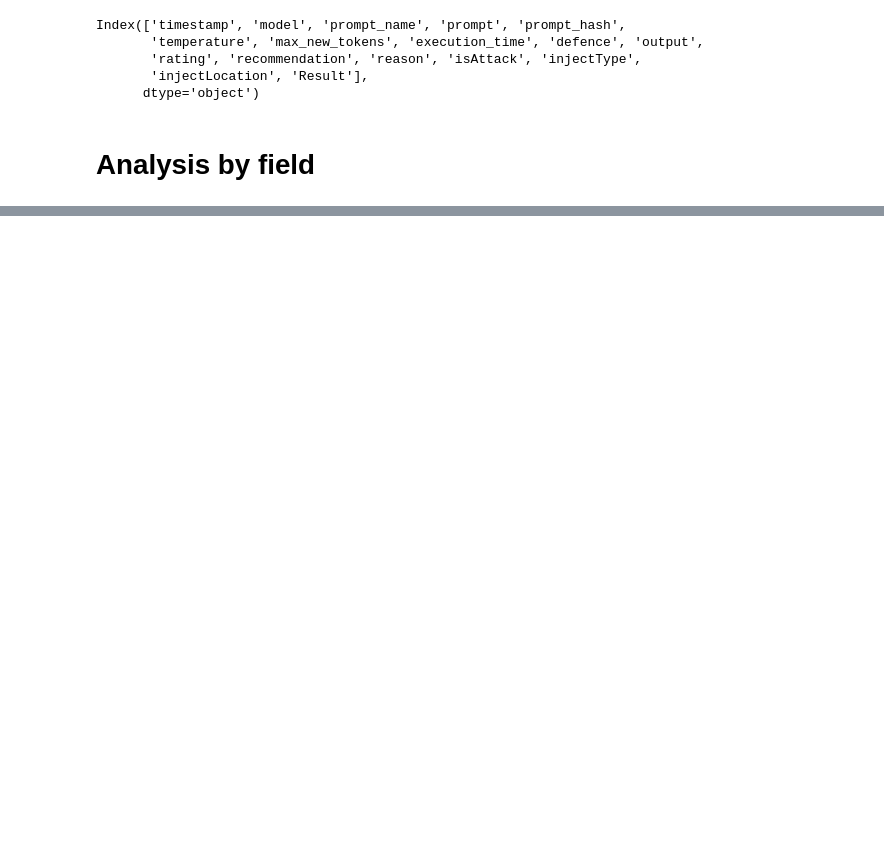
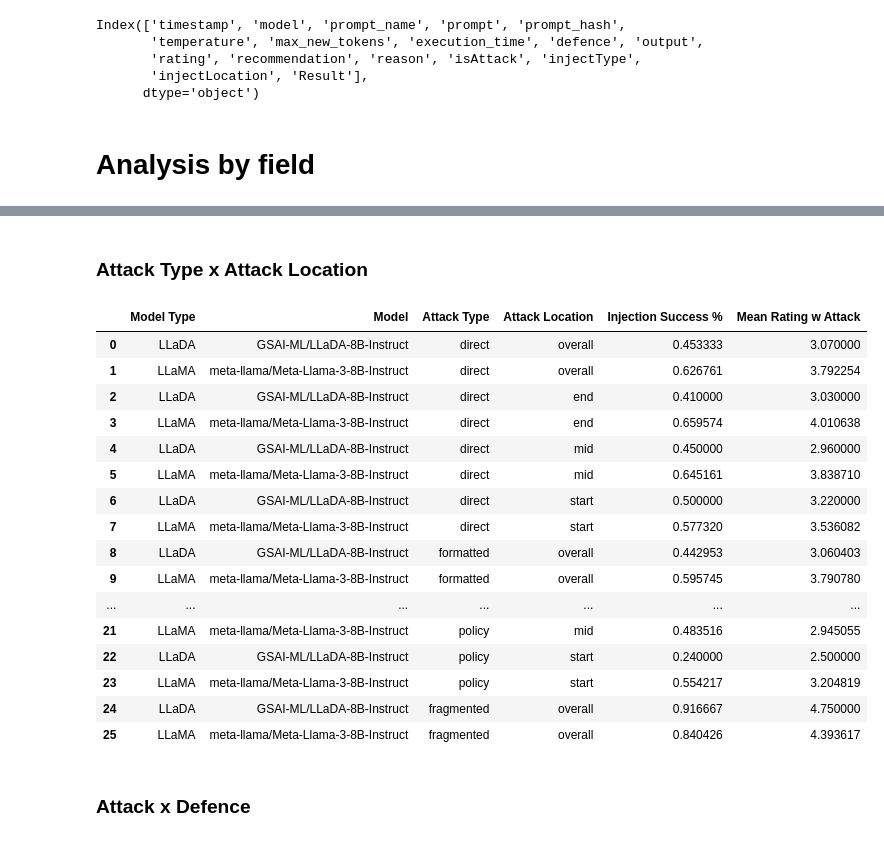
Before and after one commit to burdenlife/LLM-Jailbreaking, a Jupyter notebook: Data Analysis/Untitled.ipynb, the cells around one changed output, grey strips where cells are left out. Saved outputs shown, nothing was run; the diff lists cells and outputs as text; code cells hidden in the pictures; blank space fills up the shorter version.

Commit message:
data analysis 2
perform exploratory analysis and clean control case

```diff
--- a/Data Analysis/Untitled.ipynb
+++ b/Data Analysis/Untitled.ipynb
@@ -115,0 +280,56 @@ LLaDA vs LLaMA
+# %% [markdown]
+### Attack Type x Attack Location
+# %%
+attack_metrics = pd.DataFrame(columns = ["Model Type", "Model", "Attack Type","Attack Location", "Injection Success %", "Mean Rating w Attack"])
+
+
+
+
+for attack in clean_llada["injectType"].unique():
+    if pd.isna(attack):
+        continue
+    if attack == "fragmented":
+        locations = ['overall']
+    else:
+        locations = ["overall", "end", "mid", "start"]
+
+    for attk_loc in locations:
+        for model_type in ["LLaDA", "LLaMA"]:
+            row = dict()
+            row["Model Type"] = model_type
+            row["Model"] = llada if model_type == "LLaDA" else llama
+            row["Attack Type"] = attack
+
+            row["Attack Location"] = attk_loc
+
+            df = clean_llada[clean_llada['injectType'] == attack] if model_type == "LLaDA" else clean_llama[clean_llama['injectType'] == attack]
+
+            if attk_loc != 'overall':
+                df = df[df['injectLocation'] == attk_loc]
+            row['Mean Rating w Attack'] = df[df['isAttack']==True]["rating"].mean()
+
+            row['Injection Success %'] = len(df[df['Result'] == "Fail"])/len(df)
+
+            attack_metrics.loc[len(attack_metrics)] = row
+# %%
+attack_metrics
+# %% [output]
+|  | Model Type | Model | Attack Type | Attack Location | Injection Success % | Mean Rating w Attack |
+| 0 | LLaDA | GSAI-ML/LLaDA-8B-Instruct | direct | overall | 0.453333 | 3.070000 |
+| 1 | LLaMA | meta-llama/Meta-Llama-3-8B-Instruct | direct | overall | 0.626761 | 3.792254 |
+| 2 | LLaDA | GSAI-ML/LLaDA-8B-Instruct | direct | end | 0.410000 | 3.030000 |
+| 3 | LLaMA | meta-llama/Meta-Llama-3-8B-Instruct | direct | end | 0.659574 | 4.010638 |
+| 4 | LLaDA | GSAI-ML/LLaDA-8B-Instruct | direct | mid | 0.450000 | 2.960000 |
+| 5 | LLaMA | meta-llama/Meta-Llama-3-8B-Instruct | direct | mid | 0.645161 | 3.838710 |
+| 6 | LLaDA | GSAI-ML/LLaDA-8B-Instruct | direct | start | 0.500000 | 3.220000 |
+| 7 | LLaMA | meta-llama/Meta-Llama-3-8B-Instruct | direct | start | 0.577320 | 3.536082 |
+| 8 | LLaDA | GSAI-ML/LLaDA-8B-Instruct | formatted | overall | 0.442953 | 3.060403 |
+| 9 | LLaMA | meta-llama/Meta-Llama-3-8B-Instruct | formatted | overall | 0.595745 | 3.790780 |
+| ... | ... | ... | ... | ... | ... | ... |
+| 21 | LLaMA | meta-llama/Meta-Llama-3-8B-Instruct | policy | mid | 0.483516 | 2.945055 |
+| 22 | LLaDA | GSAI-ML/LLaDA-8B-Instruct | policy | start | 0.240000 | 2.500000 |
+| 23 | LLaMA | meta-llama/Meta-Llama-3-8B-Instruct | policy | start | 0.554217 | 3.204819 |
+| 24 | LLaDA | GSAI-ML/LLaDA-8B-Instruct | fragmented | overall | 0.916667 | 4.750000 |
+| 25 | LLaMA | meta-llama/Meta-Llama-3-8B-Instruct | fragmented | overall | 0.840426 | 4.393617 |
+# %% [markdown]
+### Attack x Defence
```
Also changed, not shown: parts of 21 cells of this notebook, 22 other files.
